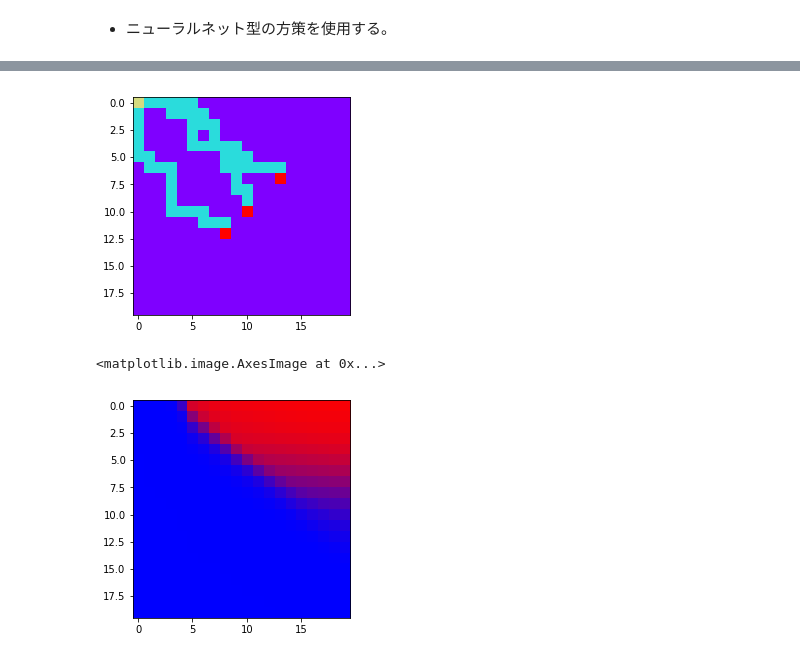
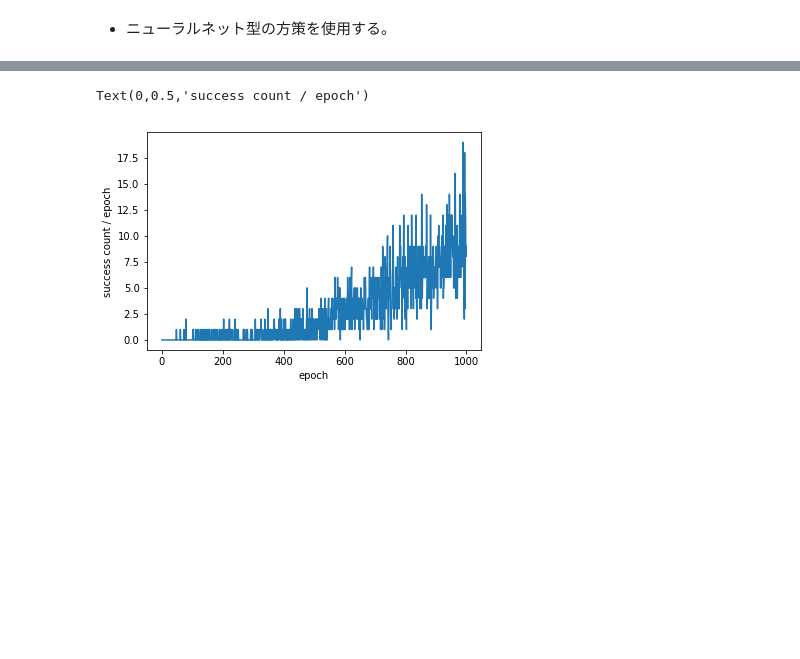
Before and after one commit to kruho/BlindCliffwalk, a Jupyter notebook: 05_policy_gradient.ipynb, the cells around one changed output, grey strips where cells are left out. Saved outputs shown, nothing was run; the diff lists cells and outputs as text; code cells hidden in the pictures; blank space fills up the shorter version.

```diff
--- a/05_policy_gradient.ipynb
+++ b/05_policy_gradient.ipynb
@@ -286,16 +263,7 @@ plt.imshow(np.log(get_trajectory(sess, env)+np.finfo(np.float32).eps), 'hot')
-# %%
-learnt_policy = np.expand_dims(np.zeros_like(env.ground_truth).astype(np.float32), -1)
-learnt_policy = np.concatenate([learnt_policy,learnt_policy,learnt_policy],-1)
-for s0 in range(env.ground_truth.shape[0]):
-    for s1 in range(env.ground_truth.shape[1]):
-        state = np.array([s0,s1]).astype(np.float32)
-        policy_mean = t_policy.eval({t_state: np.expand_dims(state,0)}, sess)[0]
-        learnt_policy[s0,s1,0] = policy_mean[0]
-        learnt_policy[s0,s1,2] = policy_mean[1]
-plt.imshow(env.ground_truth, 'rainbow', interpolation='nearest')
-plt.show()
-plt.imshow(learnt_policy)
-# %% [output]
-[figure, removed]
-<matplotlib.image.AxesImage at 0x...>
-[figure, removed]
+# %%
+plt.plot(success_history)
+plt.xlabel('epoch')
+plt.ylabel('success count / epoch')
+# %% [output]
+Text(0,0.5,'success count / epoch')
+[figure, added]
```
Also changed, not shown: parts of 9 cells of this notebook.
